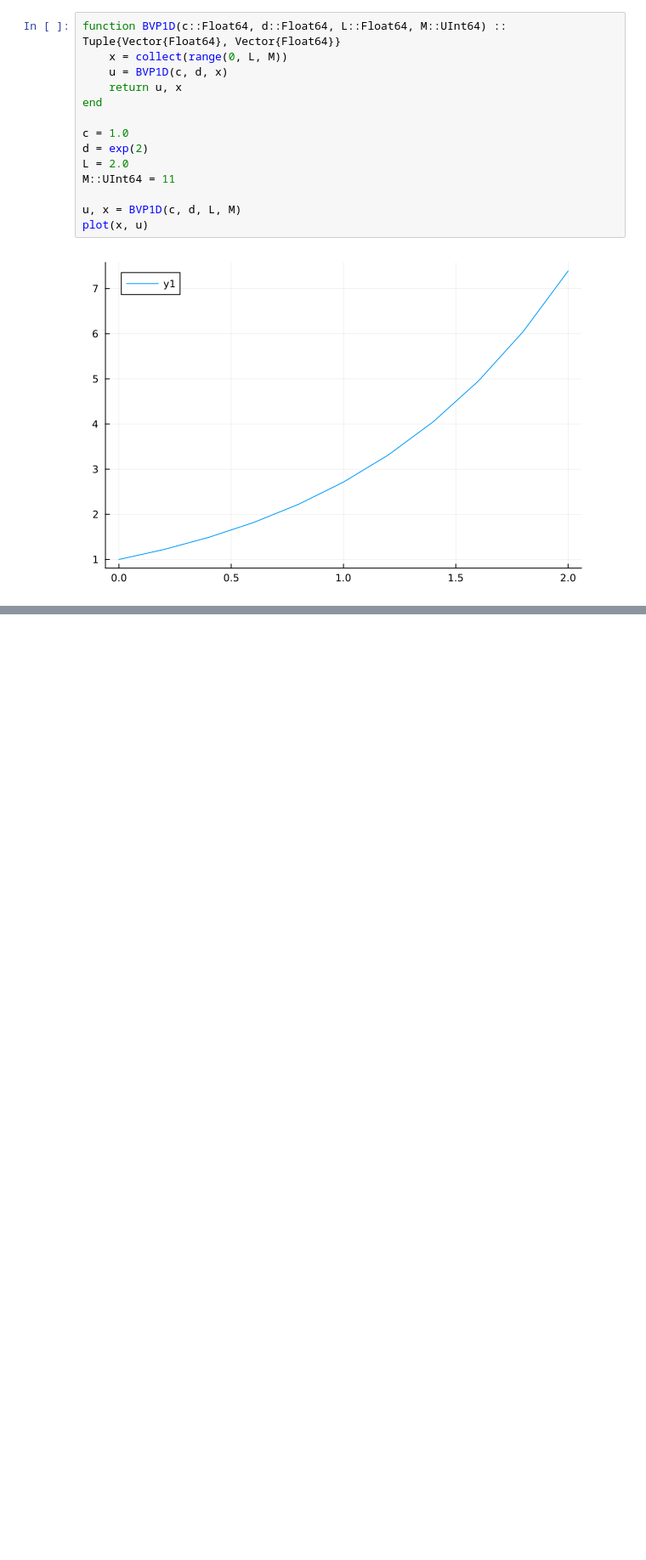
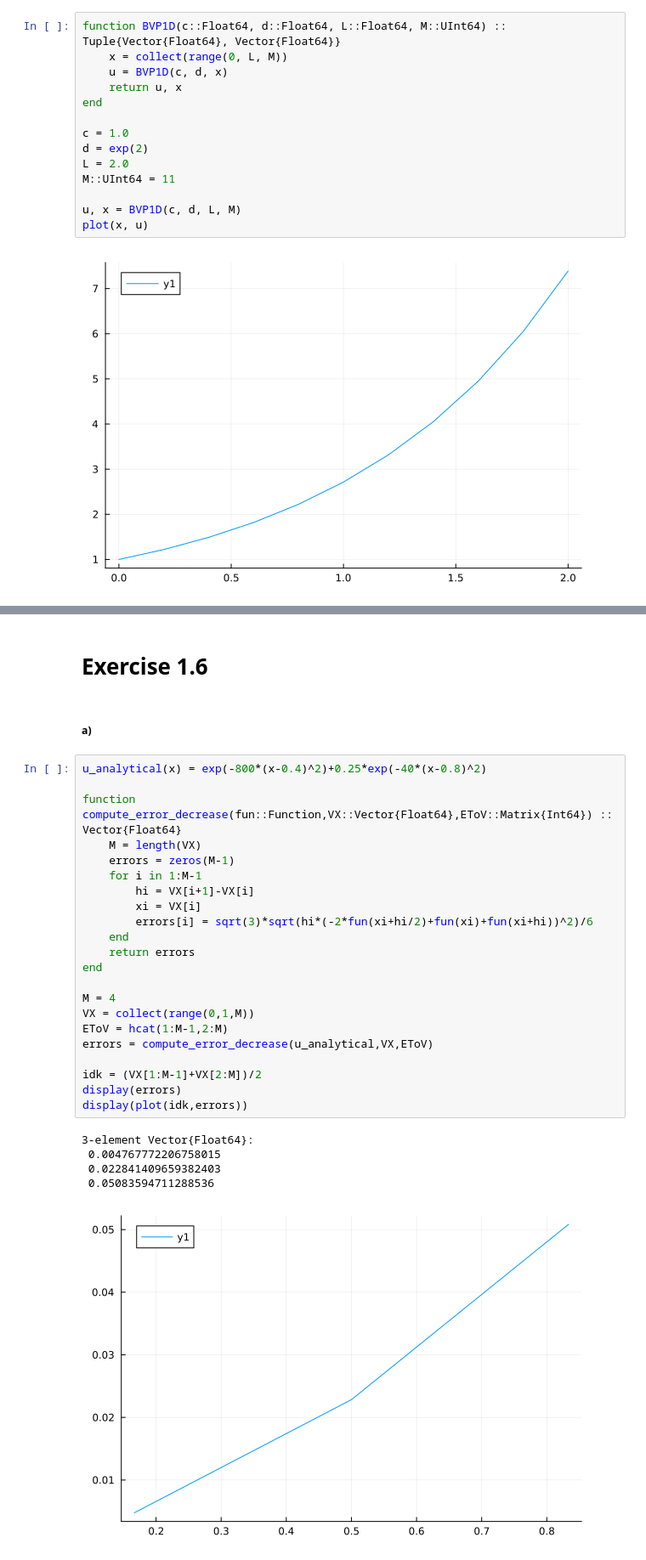
Before and after one commit to jkbch/FEM, a Jupyter notebook: orangutan.ipynb, the cells around one changed output, grey strips where cells are left out. Shown at 85% size. Drawn from its saved outputs; the diff is of its cells as text; blank space fills up the shorter version.

```diff
--- a/orangutan.ipynb
+++ b/orangutan.ipynb
@@ -99,0 +201,32 @@ plot(hs ,max_errors, xscale=:log10, yscale=:log10)
+# %% [markdown]
+# Exercise 1.6
+# %% [markdown]
+##### a)
+# %%
+u_analytical(x) = exp(-800*(x-0.4)^2)+0.25*exp(-40*(x-0.8)^2)
+
+function compute_error_decrease(fun::Function,VX::Vector{Float64},EToV::Matrix{Int64}) :: Vector{Float64}
+    M = length(VX)
+    errors = zeros(M-1)
+    for i in 1:M-1
+        hi = VX[i+1]-VX[i]
+        xi = VX[i]
+        errors[i] = sqrt(3)*sqrt(hi*(-2*fun(xi+hi/2)+fun(xi)+fun(xi+hi))^2)/6
+    end
+    return errors
+end
+
+M = 4
+VX = collect(range(0,1,M))
+EToV = hcat(1:M-1,2:M)
+errors = compute_error_decrease(u_analytical,VX,EToV)
+
+idk = (VX[1:M-1]+VX[2:M])/2
+display(errors)
+display(plot(idk,errors))
+# %% [output]
+3-element Vector{Float64}:
+ 0.004767772206758015
+ 0.022841409659382403
+ 0.05083594711288536
+[figure, added]
```
Also changed, not shown: parts of 18 cells of this notebook.
